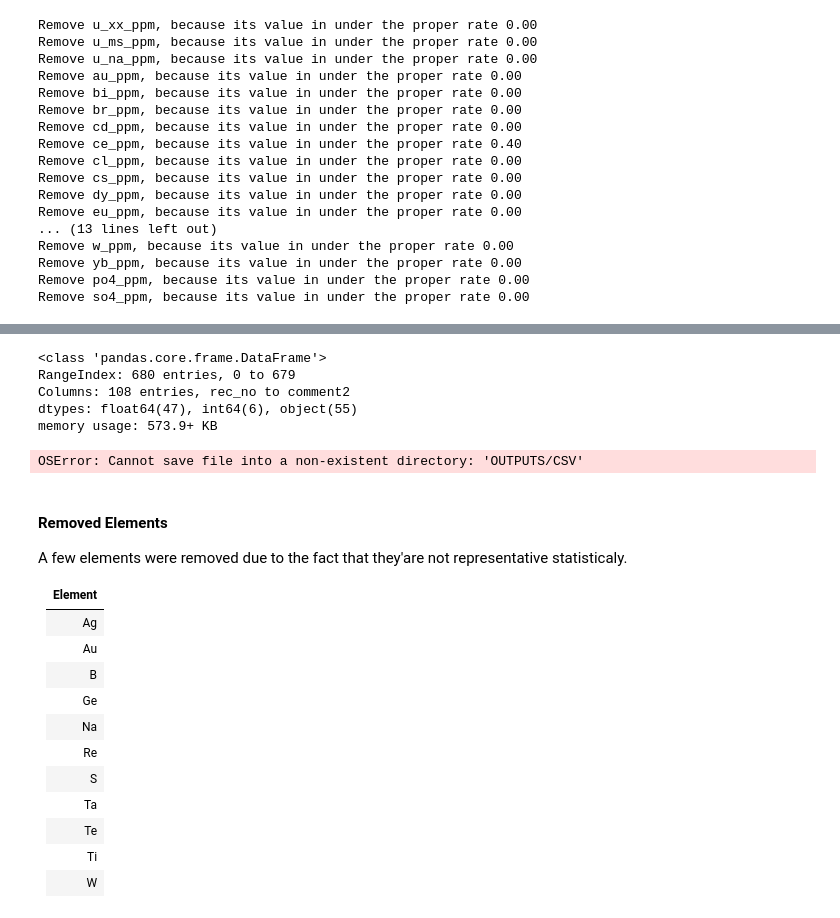
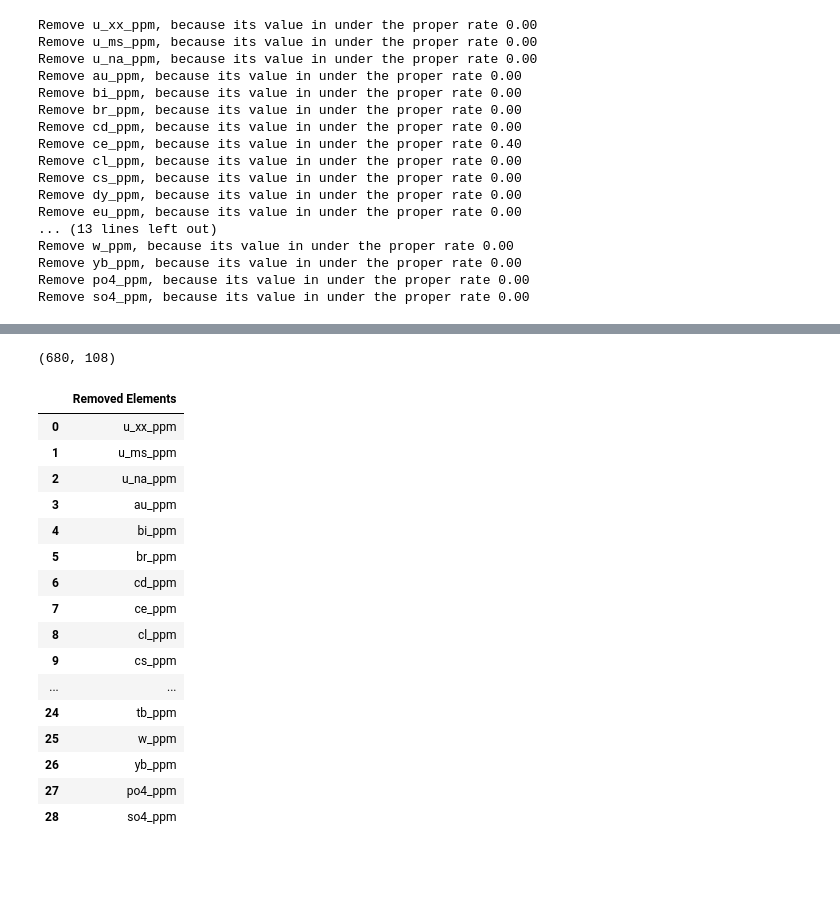
Before and after one commit to ShaleBale/StreamSediments, a Jupyter notebook: 1.1 - Data Assessing and Data Cleaning.ipynb, the cells around one changed output, grey strips where cells are left out. Saved outputs shown, nothing was run; the diff lists cells and outputs as text; code cells hidden in the pictures; blank space fills up the shorter version.

Commit message:
NURE cleaned data exported! Wohoo

```diff
--- a/1.1 - Data Assessing and Data Cleaning.ipynb
+++ b/1.1 - Data Assessing and Data Cleaning.ipynb
@@ -202,32 +200,30 @@ KeyError: "['u_xx_ppm', 'u_ms_ppm', 'u_na_ppm', 'au_ppm', 'bi_ppm', 'br_ppm', 'c
-# %%
-#checking if all corrections were made.
-NURE_15.info()
-# %% [output]
-<class 'pandas.core.frame.DataFrame'>
-RangeIndex: 680 entries, 0 to 679
-Columns: 108 entries, rec_no to comment2
-dtypes: float64(47), int64(6), object(55)
-memory usage: 573.9+ KB
+# %%
+NURE_15.shape
+# %% [output]
+(680, 108)
 # %%
 clean = NURE_15.copy()
-clean.to_csv('OUTPUTS/CSV/NURE_15_data_cleaned.csv', sep = ',', index = False)
+clean.to_csv(r'C:\Users\srs6239\Box\Spring2024_GRA_SRS\Brewster_Ranch\_DATA\NURE\NURE_15_data_cleaned.csv', sep = ',', index = False)
-# %% [output]
-OSError: Cannot save file into a non-existent directory: 'OUTPUTS/CSV'
-# %% [markdown]
-#### Removed Elements
-
-A few elements were removed due to the fact that they'are not representative statisticaly.
-
-|Element|
-|-------|
-|Ag|
-|Au|
-|B|
-|Ge|
-|Na|
-|Re|
-|S|
-|Ta|
-|Te|
-|Ti|
-|W|
+# %%
+removed_elements_df = pd.DataFrame(remove, columns=['Removed Elements'])
+
+# Display the table
+display(removed_elements_df)
+# %% [output]
+|  | Removed Elements |
+| 0 | u_xx_ppm |
+| 1 | u_ms_ppm |
+| 2 | u_na_ppm |
+| 3 | au_ppm |
+| 4 | bi_ppm |
+| 5 | br_ppm |
+| 6 | cd_ppm |
+| 7 | ce_ppm |
+| 8 | cl_ppm |
+| 9 | cs_ppm |
+| ... | ... |
+| 24 | tb_ppm |
+| 25 | w_ppm |
+| 26 | yb_ppm |
+| 27 | po4_ppm |
+| 28 | so4_ppm |
```
Also changed, not shown: parts of 4 cells of this notebook.
